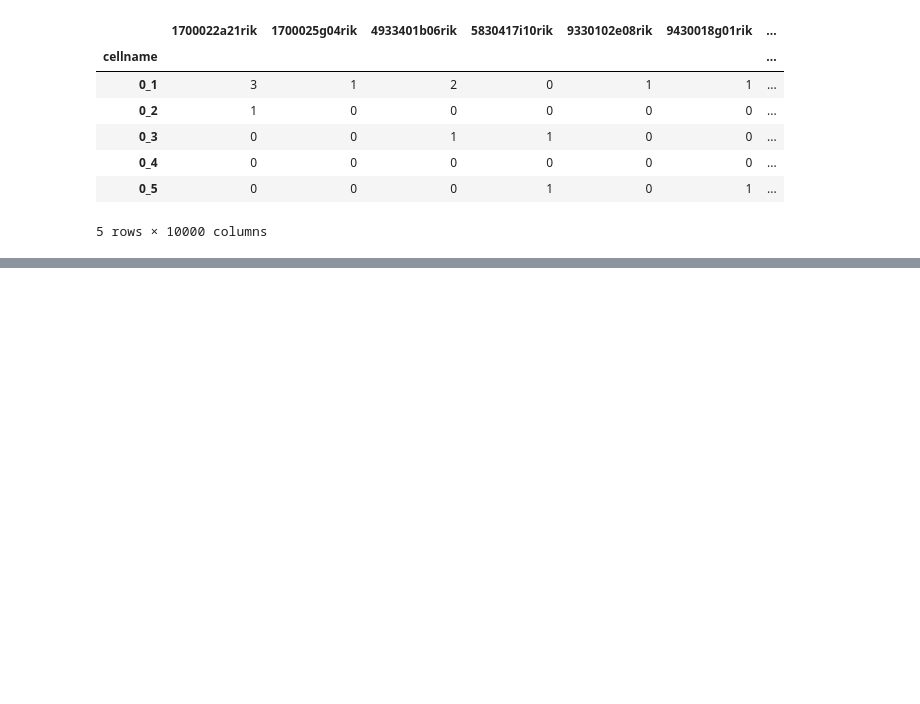
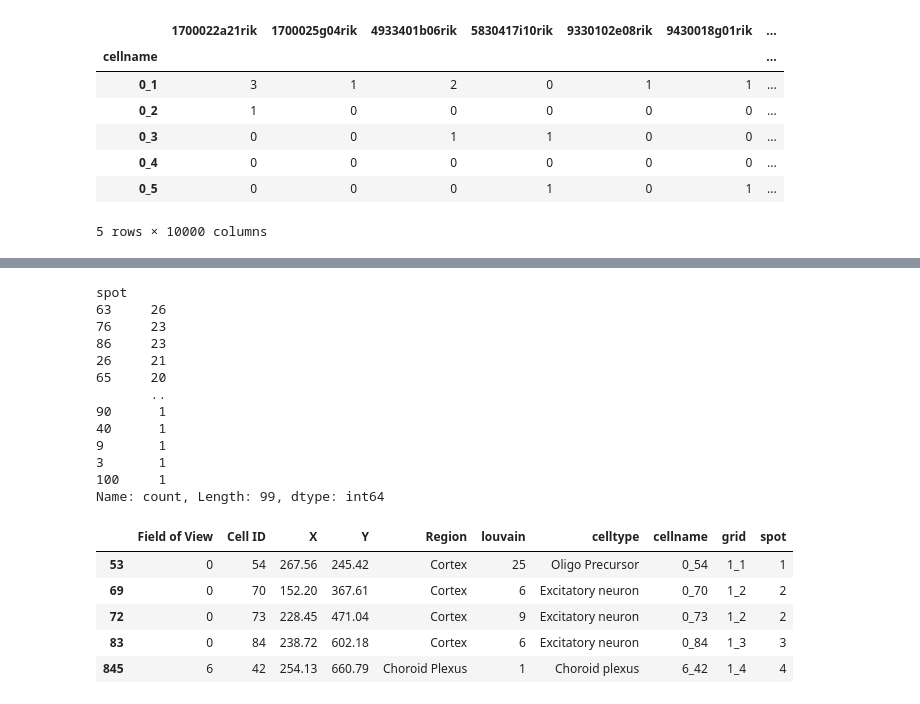
Before and after one commit to Angel030331/BIOF3001_Group_project, a Jupyter notebook: seqFISH_data/seqFISH_cell_loc/sourcedata/seqFISH_data_mapping.ipynb, the cells around one changed output, grey strips where cells are left out. Cells and saved outputs as stored; diff of their text form; code cells hidden in the pictures; blank space fills up the shorter version.

```diff
--- a/seqFISH_data/seqFISH_cell_loc/sourcedata/seqFISH_data_mapping.ipynb
+++ b/seqFISH_data/seqFISH_cell_loc/sourcedata/seqFISH_data_mapping.ipynb
@@ -121,0 +214,25 @@ svz_gene_exp.to_csv(DATA_DIR + '/svz_gene_expression_10000_genes.csv')
+# %%
+svz_cellcentroids['spot'] = svz_cellcentroids['spot'].astype(int)
+svz_cellcentroids.sort_values(by = 'spot', inplace=True, ascending=True)
+print(svz_cellcentroids['spot'].value_counts())
+svz_cellcentroids.head()
+# %% [output]
+spot
+63     26
+76     23
+86     23
+26     21
+65     20
+       ..
+90      1
+40      1
+9       1
+3       1
+100     1
+Name: count, Length: 99, dtype: int64
+|  | Field of View | Cell ID | X | Y | Region | louvain | celltype | cellname | grid | spot |
+| 53 | 0 | 54 | 267.56 | 245.42 | Cortex | 25 | Oligo Precursor | 0_54 | 1_1 | 1 |
+| 69 | 0 | 70 | 152.20 | 367.61 | Cortex | 6 | Excitatory neuron | 0_70 | 1_2 | 2 |
+| 72 | 0 | 73 | 228.45 | 471.04 | Cortex | 9 | Excitatory neuron | 0_73 | 1_2 | 2 |
+| 83 | 0 | 84 | 238.72 | 602.18 | Cortex | 6 | Excitatory neuron | 0_84 | 1_3 | 3 |
+| 845 | 6 | 42 | 254.13 | 660.79 | Choroid Plexus | 1 | Choroid plexus | 6_42 | 1_4 | 4 |
```
Also changed, not shown: parts of 16 cells of this notebook, 33 other files.
